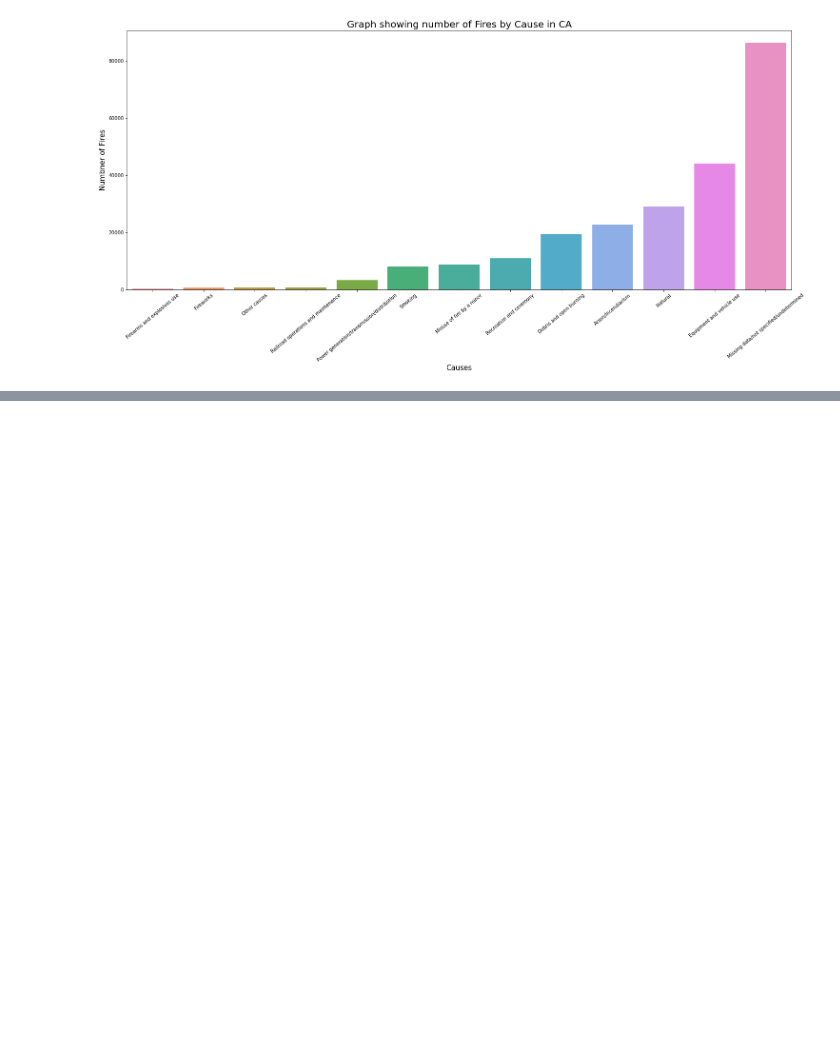
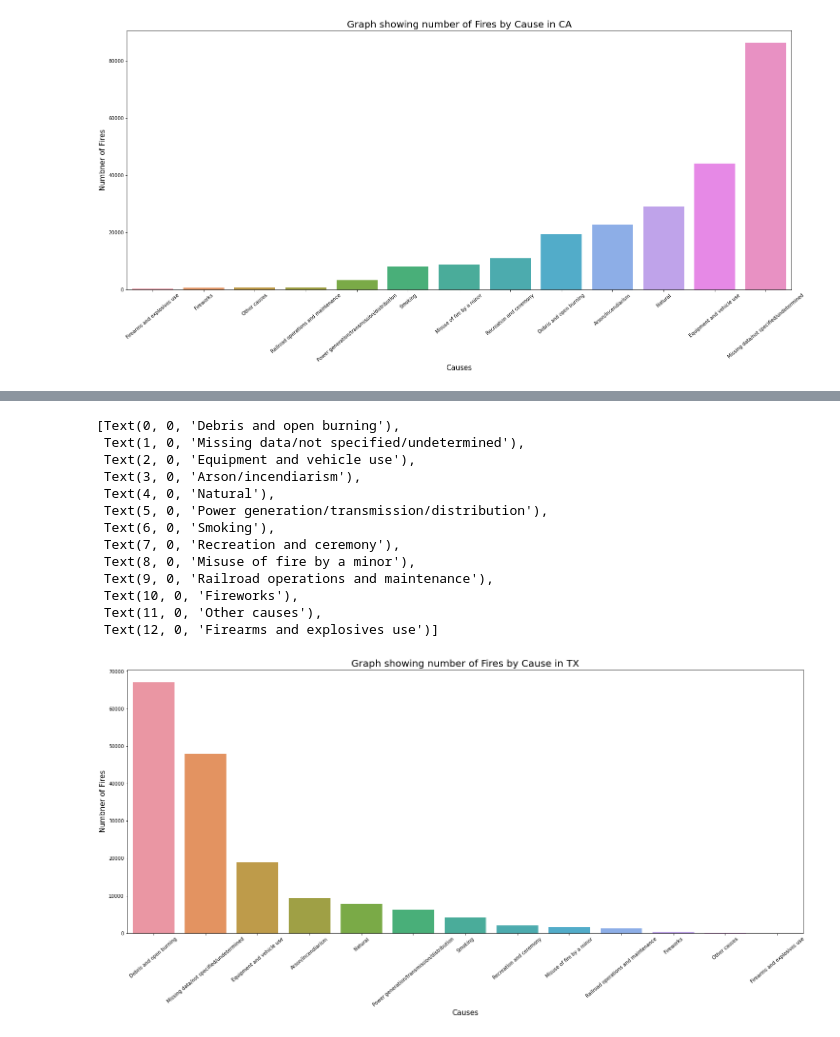
Before and after one commit to Dames-Researching-Flames/Sound-the-Alarm, a Jupyter notebook: Individual Works/kristine_workbook.ipynb, the cells around one changed output, grey strips where cells are left out. Drawn from its saved outputs; the diff is of its cells as text; code cells hidden in the pictures; blank space fills up the shorter version.

```diff
--- a/Individual Works/kristine_workbook.ipynb
+++ b/Individual Works/kristine_workbook.ipynb
@@ -425,0 +427,4 @@ size_cause.set_xticklabels(size_cause.get_xticklabels(),rotation=40)
+# %%
+# counts for causes of wildfires in TX
+cause_tx_fires = tx_fires.groupby(['general_cause']).size().reset_index(name = 'count').sort_values('count')
+cause_tx_fires
@@ -425,0 +470,25 @@ size_cause.set_xticklabels(size_cause.get_xticklabels(),rotation=40)
+# %%
+# plotted data for visualization for number of wildfires x cause in TX
+
+plt.figure(figsize=(25,10))
+size_cause = sns.barplot(data = cause_tx_fires.sort_values(["count"], ascending=False), y = 'count', x = 'general_cause')
+plt.xlabel('Causes', fontsize = 15)
+plt.ylabel('Numbner of Fires', fontsize = 15)
+size_cause.axes.set_title('Graph showing number of Fires by Cause in TX',fontsize=20)
+
+size_cause.set_xticklabels(size_cause.get_xticklabels(),rotation=40)
+# %% [output]
+[Text(0, 0, 'Debris and open burning'),
+ Text(1, 0, 'Missing data/not specified/undetermined'),
+ Text(2, 0, 'Equipment and vehicle use'),
+ Text(3, 0, 'Arson/incendiarism'),
+ Text(4, 0, 'Natural'),
+ Text(5, 0, 'Power generation/transmission/distribution'),
+ Text(6, 0, 'Smoking'),
+ Text(7, 0, 'Recreation and ceremony'),
+ Text(8, 0, 'Misuse of fire by a minor'),
+ Text(9, 0, 'Railroad operations and maintenance'),
+ Text(10, 0, 'Fireworks'),
+ Text(11, 0, 'Other causes'),
+ Text(12, 0, 'Firearms and explosives use')]
+[figure, added]
```
Also changed, not shown: parts of 10 cells of this notebook.
